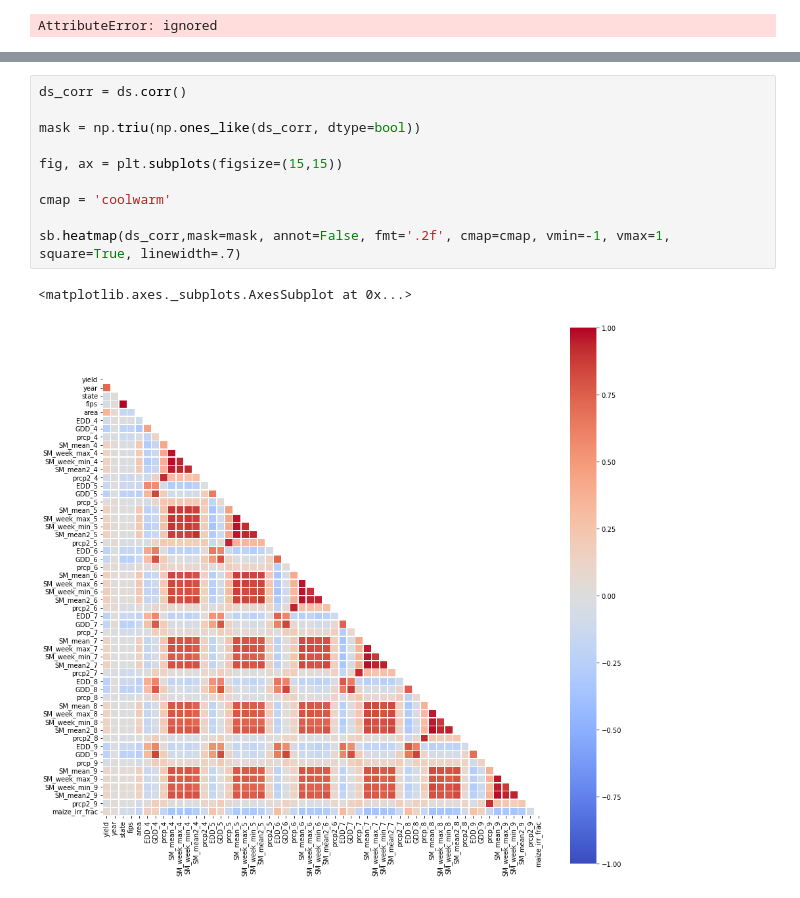
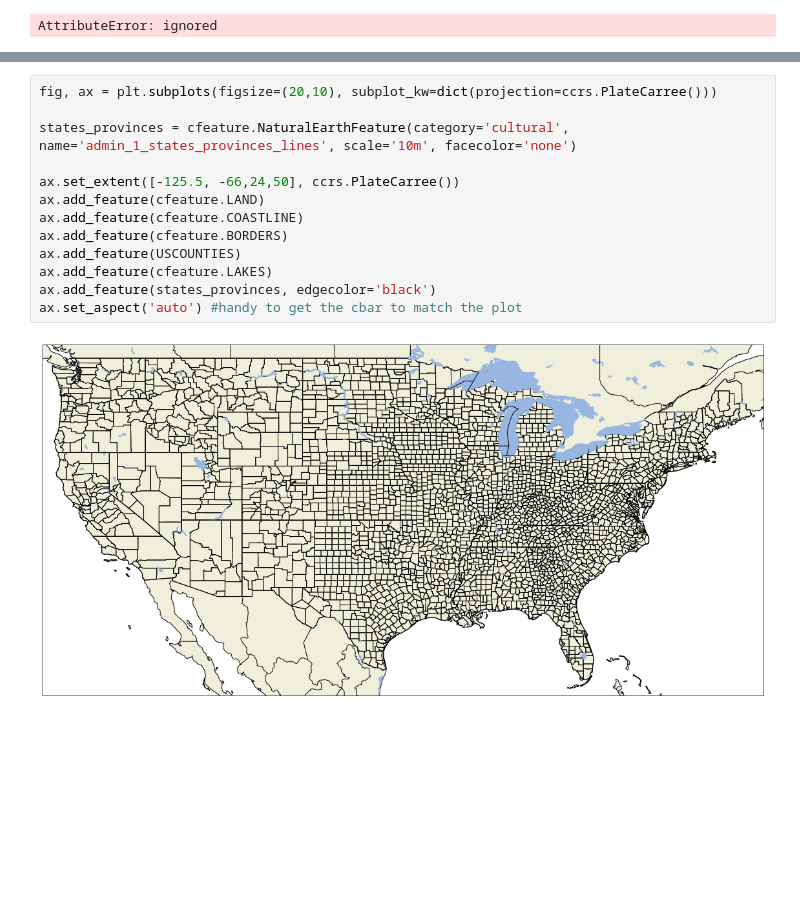
Before and after one commit to ScottJamesUIUC/SIMLES_proj, a Jupyter notebook: playing_with_data.ipynb, the cells around one changed output, grey strips where cells are left out. Saved outputs shown, nothing was run; the diff lists cells and outputs as text; blank space fills up the shorter version.

```diff
--- a/playing_with_data.ipynb
+++ b/playing_with_data.ipynb
@@ -357,13 +250,15 @@ sb.heatmap(ill_corr,mask=mask, annot=False, fmt='.2f', cmap=cmap, vmin=-1, vmax=
-# %%
-ds_corr = ds.corr()
-
-mask = np.triu(np.ones_like(ds_corr, dtype=bool))
-
-fig, ax = plt.subplots(figsize=(15,15))
-
-cmap = 'coolwarm'
-
-sb.heatmap(ds_corr,mask=mask, annot=False, fmt='.2f', cmap=cmap, vmin=-1, vmax=1, square=True, linewidth=.7)
-# %% [output]
-<matplotlib.axes._subplots.AxesSubplot at 0x...>
-[figure, removed]
+# %%
+fig, ax = plt.subplots(figsize=(20,10), subplot_kw=dict(projection=ccrs.PlateCarree()))
+
+states_provinces = cfeature.NaturalEarthFeature(category='cultural', name='admin_1_states_provinces_lines', scale='10m', facecolor='none')
+
+ax.set_extent([-125.5, -66,24,50], ccrs.PlateCarree())
+ax.add_feature(cfeature.LAND)
+ax.add_feature(cfeature.COASTLINE)
+ax.add_feature(cfeature.BORDERS)
+ax.add_feature(USCOUNTIES)
+ax.add_feature(cfeature.LAKES)
+ax.add_feature(states_provinces, edgecolor='black')
+ax.set_aspect('auto') #handy to get the cbar to match the plot
+# %% [output]
+[figure, added]
```
Also changed, not shown: parts of 13 cells of this notebook.
